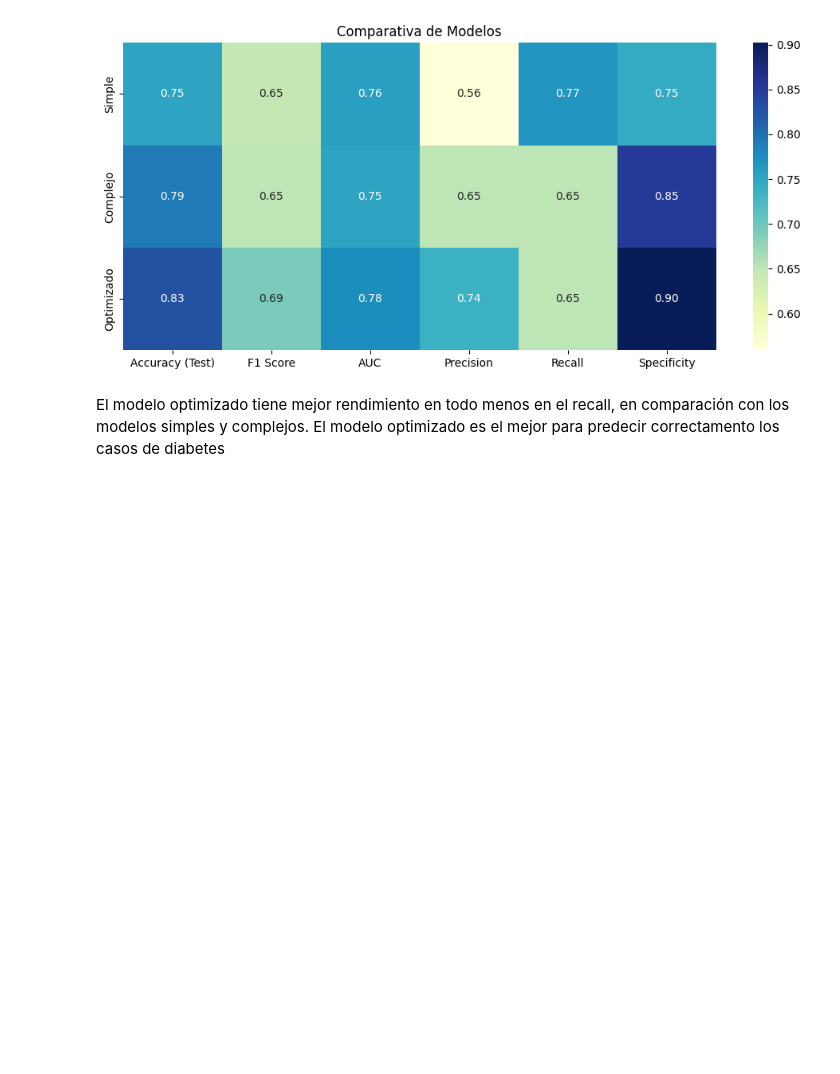
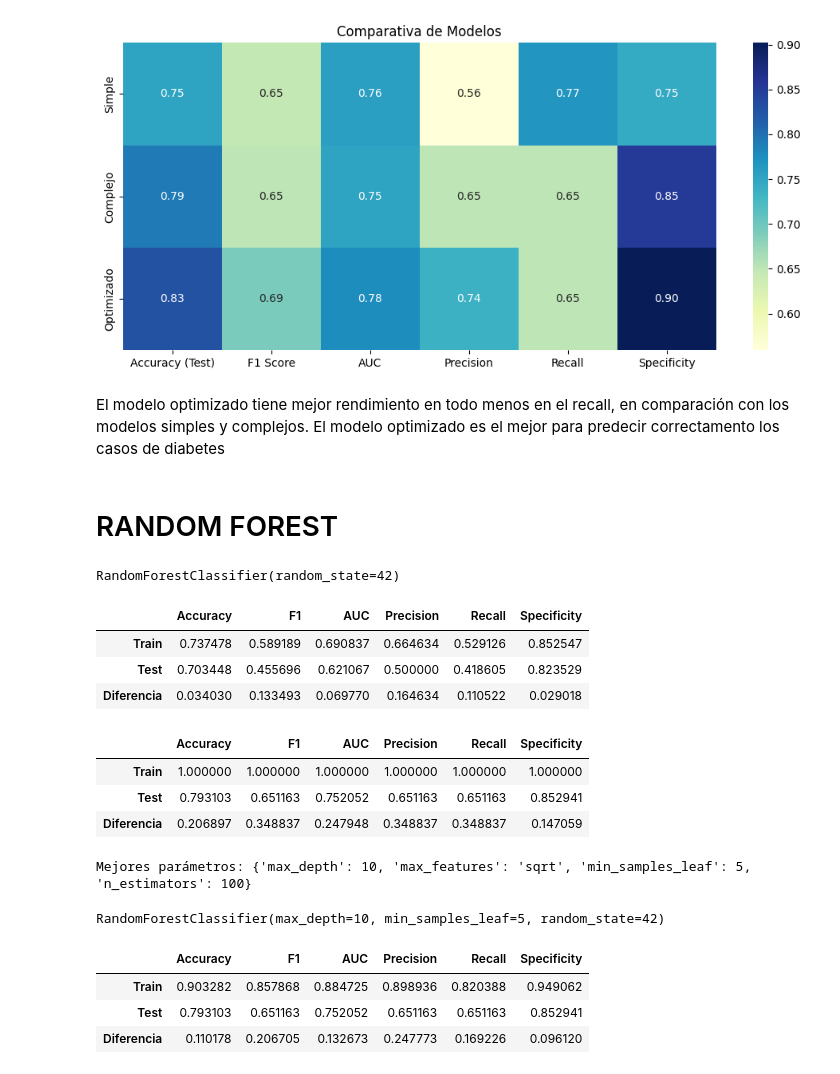
Before and after one commit to 4GeeksAcademy/esanchez_boosting, a Jupyter notebook: src/explore.ipynb, the cells around one changed output. Saved outputs shown, nothing was run; the diff lists cells and outputs as text; code cells hidden in the pictures; blank space fills up the shorter version.

```diff
--- a/src/explore.ipynb
+++ b/src/explore.ipynb
@@ -345,3 +351,10 @@ plt.show()
 [figure]
 # %% [markdown]
 El modelo optimizado tiene mejor rendimiento en todo menos en el recall, en comparación con los modelos simples y complejos. El modelo optimizado es el mejor para predecir correctamento los casos de diabetes
+# %% [markdown]
+# RANDOM FOREST
+# %%
+modelrandom = RandomForestClassifier(random_state= 42)
+modelrandom.fit(X_train, y_train)
+# %% [output]
+RandomForestClassifier(random_state=42)
@@ -347,0 +403,6 @@ El modelo optimizado tiene mejor rendimiento en todo menos en el recall, en comp
+# %%
+#creamos y entrenamos los modelos simples y complejos
+rf_simple = RandomForestBootstrap(n_estimators=3, random_state=42, max_depth=33, min_samples_leaf=30, max_features= X_train.shape[1]//2, X=X_train, y=y_train)
+rf_simple.fit()
+rf_complex = RandomForestBootstrap(n_estimators=100, max_depth=20, min_samples_leaf=1, max_features=int(X_train.shape[1]*0.8), random_state=42, X=X_train, y=y_train)
+rf_complex.fit()
@@ -347,0 +415,53 @@ El modelo optimizado tiene mejor rendimiento en todo menos en el recall, en comp
+# %%
+get_metrics(y_train, y_test, rf_train_pred_simple, rf_test_pred_simple)
+# %% [output]
+|  | Accuracy | F1 | AUC | Precision | Recall | Specificity |
+| Train | 0.737478 | 0.589189 | 0.690837 | 0.664634 | 0.529126 | 0.852547 |
+| Test | 0.703448 | 0.455696 | 0.621067 | 0.500000 | 0.418605 | 0.823529 |
+| Diferencia | 0.034030 | 0.133493 | 0.069770 | 0.164634 | 0.110522 | 0.029018 |
+# %%
+get_metrics(y_train, y_test, rf_train_pred_complex, rf_test_pred_complex)
+# %% [output]
+|  | Accuracy | F1 | AUC | Precision | Recall | Specificity |
+| Train | 1.000000 | 1.000000 | 1.000000 | 1.000000 | 1.000000 | 1.000000 |
+| Test | 0.793103 | 0.651163 | 0.752052 | 0.651163 | 0.651163 | 0.852941 |
+| Diferencia | 0.206897 | 0.348837 | 0.247948 | 0.348837 | 0.348837 | 0.147059 |
+# %%
+#buscamos los mejores hiperparámetros
+param_grid_rf = {
+    'n_estimators': [50, 100, 200],
+    'max_depth': [None, 10, 20],
+    'min_samples_leaf': [1, 5, 10],
+    'max_features': ['sqrt', 'log2', 0.5]
+}
+# Crear el modelo y la búsqueda
+rf = RandomForestClassifier(random_state=42)
+grid_search_rf = GridSearchCV(rf, param_grid_rf, cv=5, scoring='accuracy')
+grid_search_rf.fit(X_train, y_train)
+print("Mejores parámetros:", grid_search_rf.best_params_)
+# %% [output]
+Mejores parámetros: {'max_depth': 10, 'max_features': 'sqrt', 'min_samples_leaf': 5, 'n_estimators': 100}
+# %%
+# Modelo con los mejores parámetros
+best_rf = RandomForestClassifier(
+    max_depth=10,
+    max_features='sqrt',
+    min_samples_leaf=5,
+    n_estimators=100,
+    random_state=42
+)
+# Entrenamiento
+best_rf.fit(X_train, y_train)
+# %% [output]
+RandomForestClassifier(max_depth=10, min_samples_leaf=5, random_state=42)
+# %%
+# Predicciones
+y_train_pred_best = best_rf.predict(X_train)
+y_test_pred_best = best_rf.predict(X_test)
+metrics_best = get_metrics(y_train, y_test, y_train_pred_best, y_test_pred_best)
+metrics_best
+# %% [output]
+|  | Accuracy | F1 | AUC | Precision | Recall | Specificity |
+| Train | 0.903282 | 0.857868 | 0.884725 | 0.898936 | 0.820388 | 0.949062 |
+| Test | 0.793103 | 0.651163 | 0.752052 | 0.651163 | 0.651163 | 0.852941 |
+| Diferencia | 0.110178 | 0.206705 | 0.132673 | 0.247773 | 0.169226 | 0.096120 |
```
Also changed, not shown: parts of 8 cells of this notebook.
